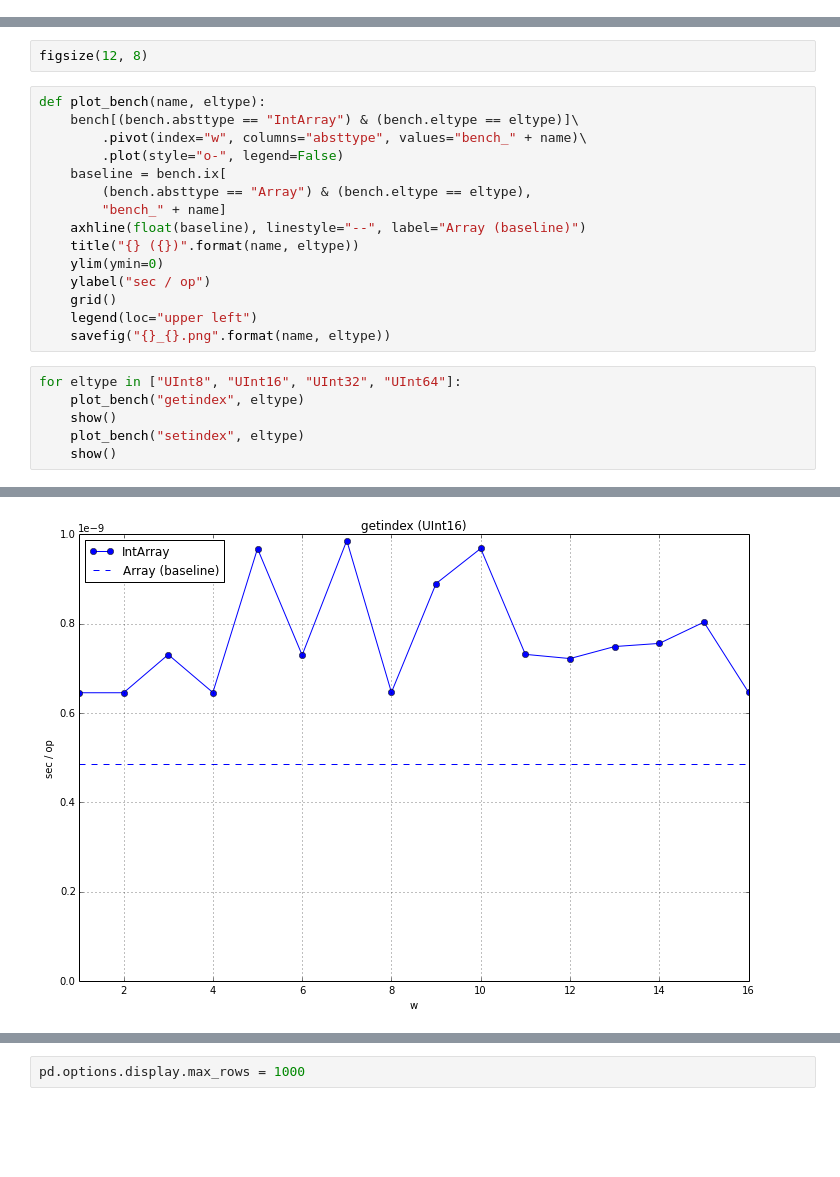
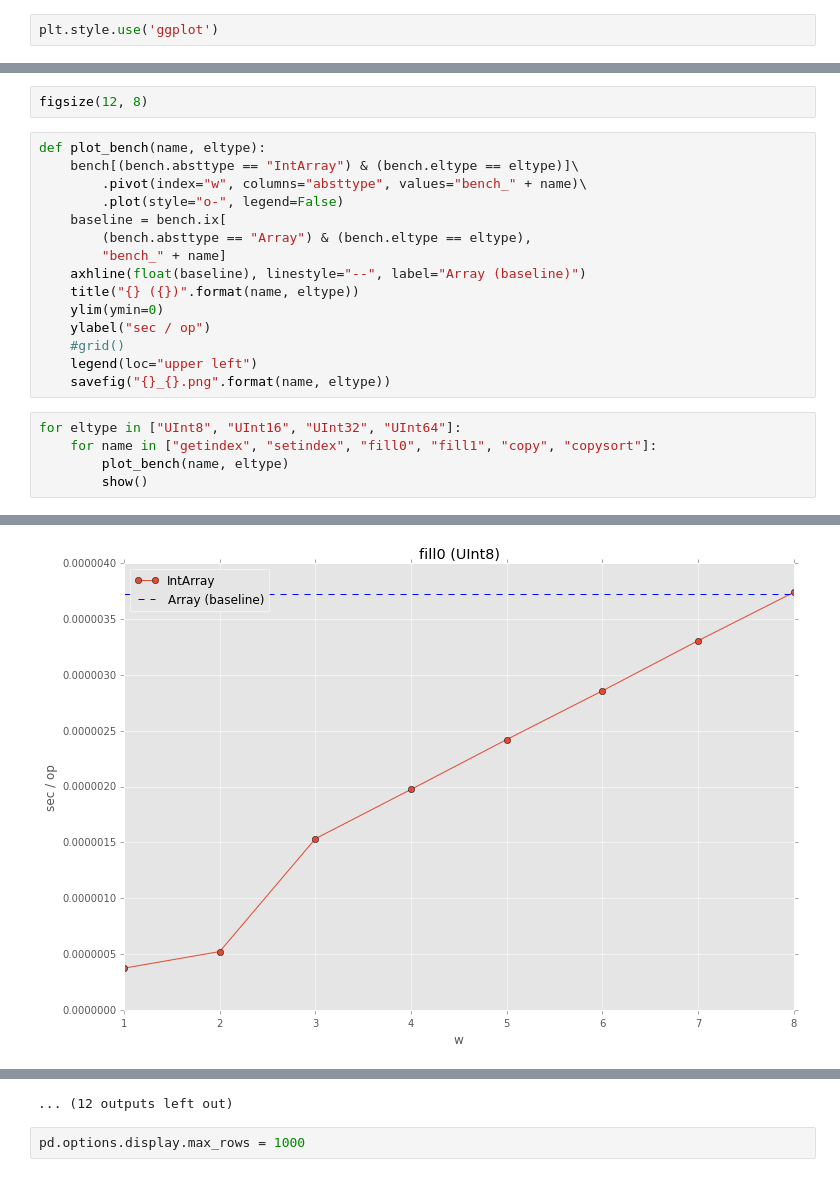
Before and after one commit to bicycle1885/IntArrays.jl, a Jupyter notebook: benchmark/plot.ipynb, the cells around one changed output, grey strips where cells are left out. Cells and saved outputs as stored; diff of their text form; blank space fills up the shorter version.

Commit message:
update benchmark result

```diff
--- a/benchmark/plot.ipynb
+++ b/benchmark/plot.ipynb
@@ -2,6 +2,8 @@
 %pylab inline
 # %% [output]
 Populating the interactive namespace from numpy and matplotlib
+# %%
+plt.style.use('ggplot')
 # %%
 import pandas as pd
 # %%
@@ -25,13 +27,12 @@ def plot_bench(name, eltype):
     title("{} ({})".format(name, eltype))
     ylim(ymin=0)
     ylabel("sec / op")
-    grid()
+    #grid()
     legend(loc="upper left")
     savefig("{}_{}.png".format(name, eltype))
 # %%
 for eltype in ["UInt8", "UInt16", "UInt32", "UInt64"]:
-    plot_bench("getindex", eltype)
-    show()
-    plot_bench("setindex", eltype)
-    show()
+    for name in ["getindex", "setindex", "fill0", "fill1", "copy", "copysort"]:
+        plot_bench(name, eltype)
+        show()
 # %% [output]
@@ -40 +41 @@ for eltype in ["UInt8", "UInt16", "UInt32", "UInt64"]:
-[figure, old version]
+[figure, new version]
@@ -46,3 +51,4 @@ for eltype in ["UInt8", "UInt16", "UInt32", "UInt64"]:
+... (12 outputs left out)
 # %%
 pd.options.display.max_rows = 1000
 # %%
```
Also changed, not shown: parts of 4 cells of this notebook, 11 other files.
